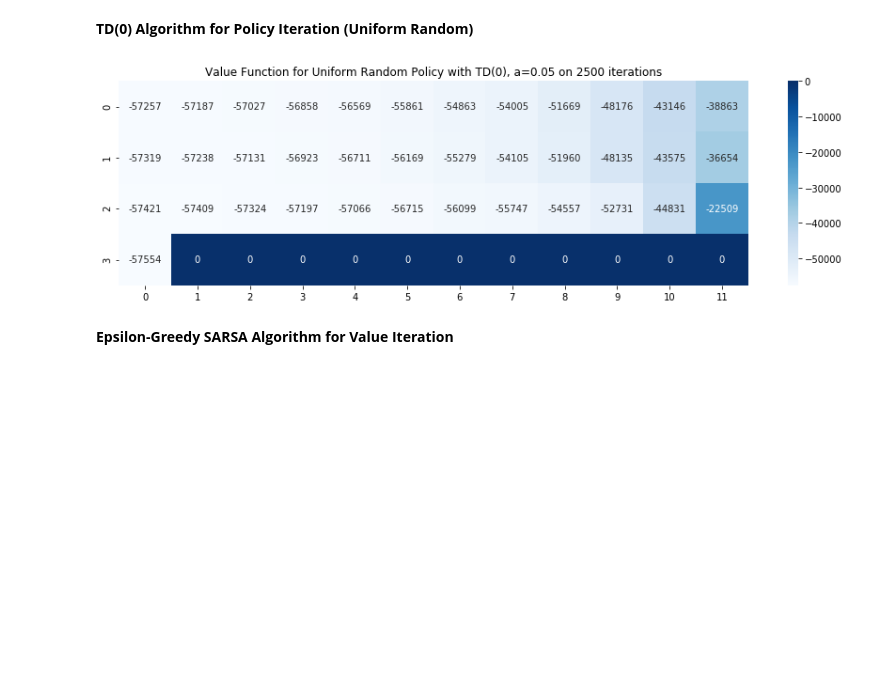
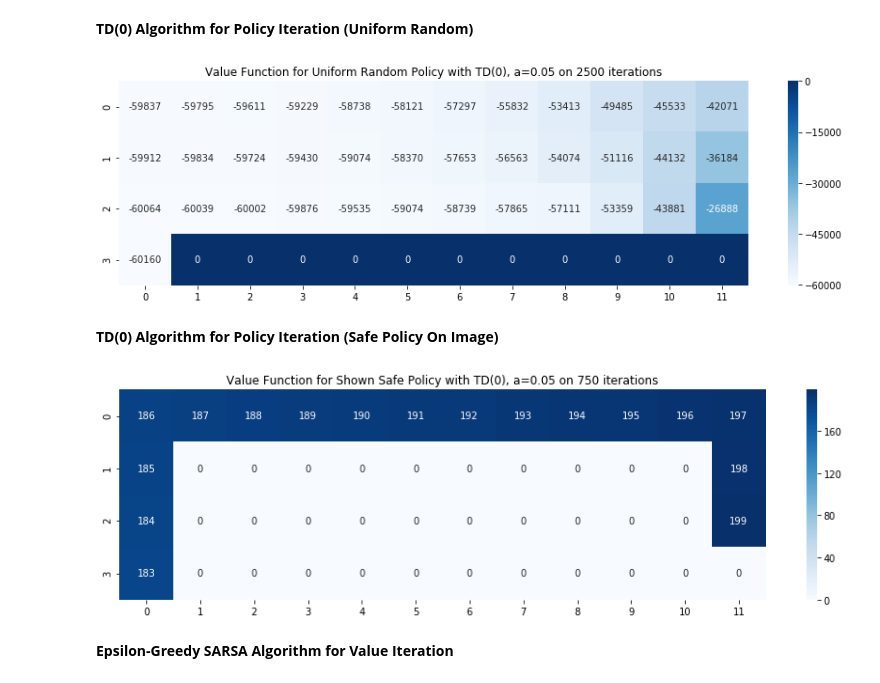
Before and after one commit to navyamehta/optimization-algorithms, a Jupyter notebook: reinforcement-learning-MDP/PART 3 - Temporal Difference Learning.ipynb, the cells around one changed output. Saved outputs shown, nothing was run; the diff lists cells and outputs as text; code cells hidden in the pictures; blank space fills up the shorter version.

Commit message:
TD(0) on Safe Policy

```diff
--- a/reinforcement-learning-MDP/PART 3 - Temporal Difference Learning.ipynb
+++ b/reinforcement-learning-MDP/PART 3 - Temporal Difference Learning.ipynb
@@ -48,7 +48,7 @@ def get_move(state, pol):
     if (newstate[0]==3) and (newstate[1]!=0) and (newstate[1]!=11):
         newstate, reward = (3,0), -100
     if is_terminal(newstate):
-        reward = 200
+        reward = 200-1
     return action, reward, newstate
 # %%
 def one_episode_TD0(pol, stepsize, values):
@@ -72,7 +72,33 @@ plt.title("Value Function for Uniform Random Policy with TD(0), a="+str(stepsize
           +str(iterations)+" iterations")
 plt.show()
 # %% [output]
-[figure, old version]
+[figure, new version]
+# %% [markdown]
+<b> TD(0) Algorithm for Policy Iteration (Safe Policy On Image)
+# %%
+pol = {(r, c):{policy.LEFT:0.0, policy.RIGHT:0.0, policy.UP:0.0, policy.DOWN:0.0} for r in range(1,3)
+         for c in range(1,11)}
+pol[(3,11)] = {policy.LEFT:0.0, policy.RIGHT:0.0, policy.UP:0.0, policy.DOWN:0.0}
+for c in range(11):
+    pol[(0,c)] = {policy.LEFT:0.0, policy.RIGHT:1.0, policy.UP:0.0, policy.DOWN:0.0}
+pol[(0,11)] = {policy.LEFT:0.0, policy.RIGHT:0.0, policy.UP:0.0, policy.DOWN:1.0}
+for r in range(1,3):
+    pol[(r,0)] = {policy.LEFT:0.0, policy.RIGHT:0.0, policy.UP:1.0, policy.DOWN:0.0}
+    pol[(r,11)] = {policy.LEFT:0.0, policy.RIGHT:0.0, policy.UP:0.0, policy.DOWN:1.0}
+pol[(3,0)] = {policy.LEFT:0.0, policy.RIGHT:0.0, policy.UP:1.0, policy.DOWN:0.0}
+# %%
+stepsize = 0.05
+iterations = 750
+values = np.zeros((4,12))
+for i in range(iterations):
+    values = one_episode_TD0(pol, stepsize, values)
+plt.figure(figsize=(15,4))
+sns.heatmap(values, cmap="Blues", annot=True, fmt='.0f')
+plt.title("Value Function for Shown Safe Policy with TD(0), a="+str(stepsize)+" on "
+          +str(iterations)+" iterations")
+plt.show()
+# %% [output]
+[figure, added]
 # %% [markdown]
 <b>Epsilon-Greedy SARSA Algorithm for Value Iteration
 # %%
```
Also changed, not shown: parts of 2 cells of this notebook.
